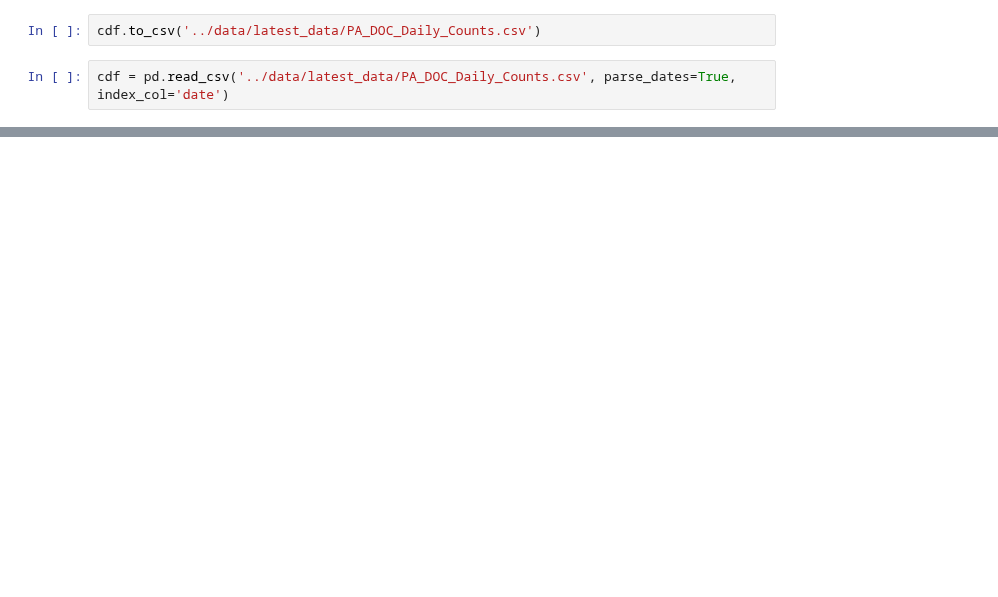
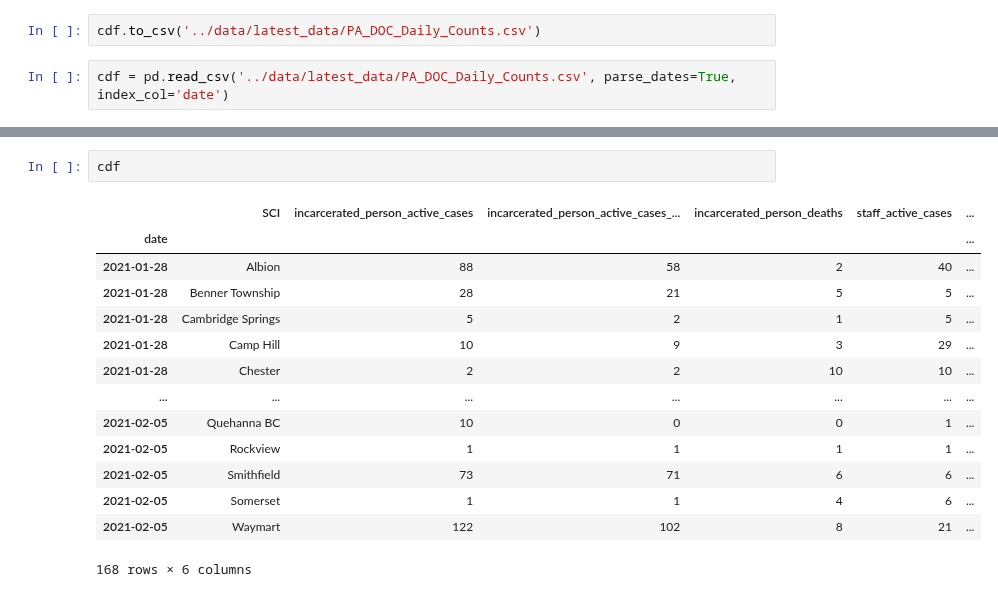
Before and after one commit to jmparelman/PA-SCI_COVID19, a Jupyter notebook: notebooks/working_with_DOC_daily_count_data.ipynb, the cells around one changed output, grey strips where cells are left out. Drawn from its saved outputs; the diff is of its cells as text; blank space fills up the shorter version.

```diff
--- a/notebooks/working_with_DOC_daily_count_data.ipynb
+++ b/notebooks/working_with_DOC_daily_count_data.ipynb
@@ -149 +168,18 @@ for sci, sdf in cdf.groupby(cdf['SCI']):
 ... (12 outputs left out)
+# %%
+cdf
+# %% [output]
+|  | SCI | incarcerated_person_active_cases | incarcerated_person_active_cases_... | incarcerated_person_deaths | staff_active_cases | ... |
+| date |  |  |  |  |  | ... |
+| 2021-01-28 | Albion | 88 | 58 | 2 | 40 | ... |
+| 2021-01-28 | Benner Township | 28 | 21 | 5 | 5 | ... |
+| 2021-01-28 | Cambridge Springs | 5 | 2 | 1 | 5 | ... |
+| 2021-01-28 | Camp Hill | 10 | 9 | 3 | 29 | ... |
+| 2021-01-28 | Chester | 2 | 2 | 10 | 10 | ... |
+| ... | ... | ... | ... | ... | ... | ... |
+| 2021-02-05 | Quehanna BC | 10 | 0 | 0 | 1 | ... |
+| 2021-02-05 | Rockview | 1 | 1 | 1 | 1 | ... |
+| 2021-02-05 | Smithfield | 73 | 71 | 6 | 6 | ... |
+| 2021-02-05 | Somerset | 1 | 1 | 4 | 6 | ... |
+| 2021-02-05 | Waymart | 122 | 102 | 8 | 21 | ... |
+168 rows × 6 columns
```
Also changed, not shown: parts of 9 cells of this notebook.
